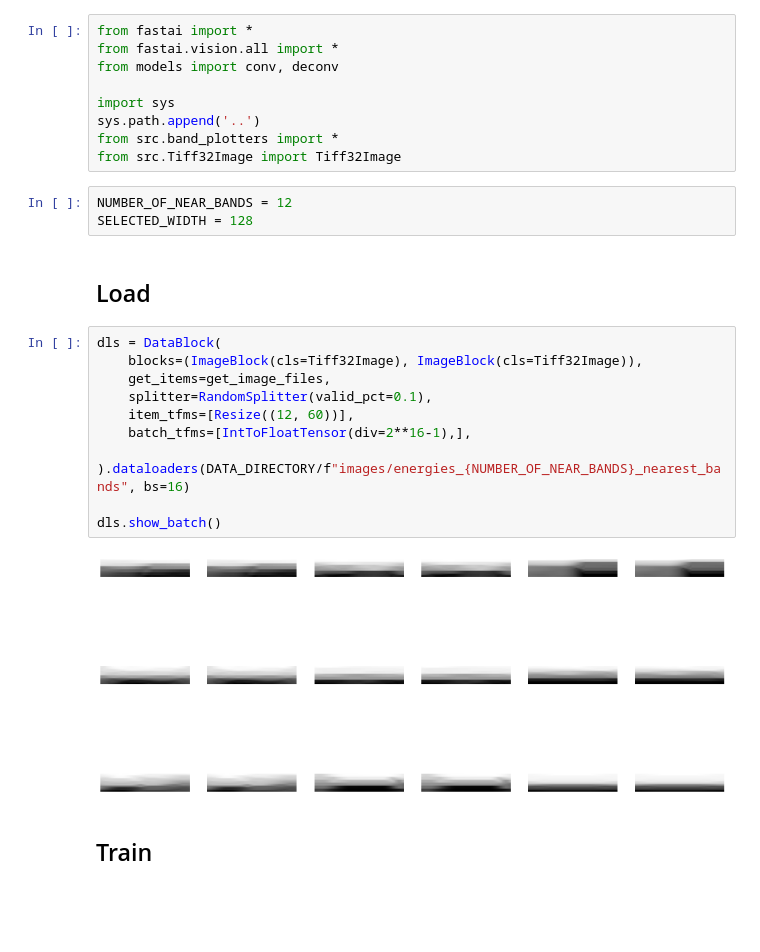
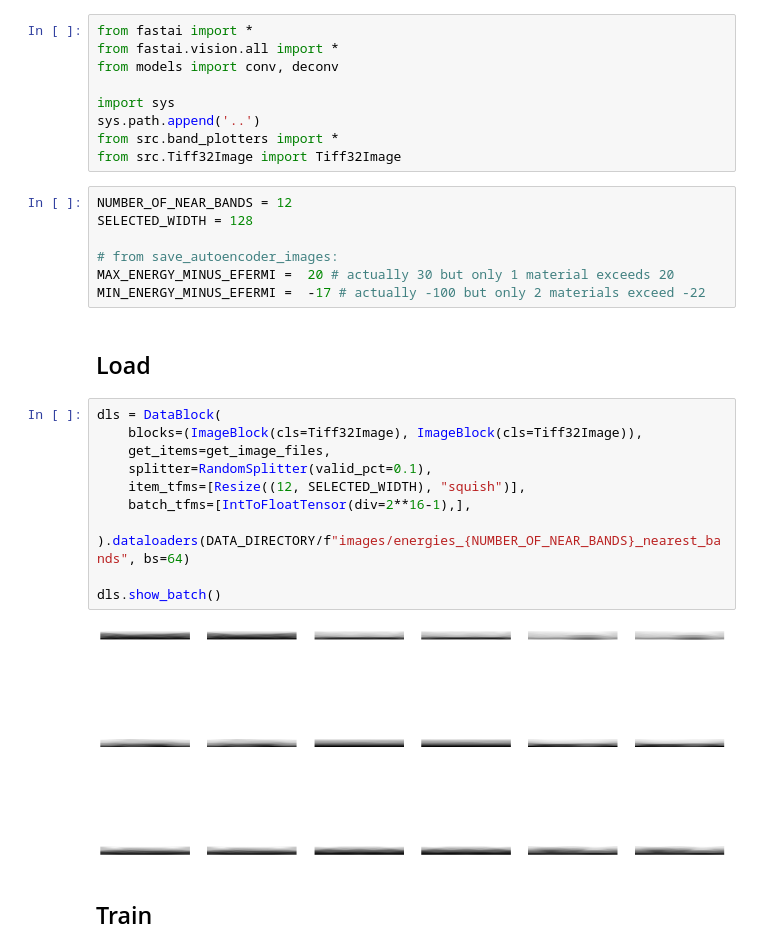
Before and after one commit to ThomasWarford/band-fingerprint, a Jupyter notebook: autoencoder/train_nearest_N.ipynb, the cells around one changed output. Saved outputs shown, nothing was run; the diff lists cells and outputs as text; blank space fills up the shorter version.

```diff
--- a/autoencoder/train_nearest_N.ipynb
+++ b/autoencoder/train_nearest_N.ipynb
@@ -10,20 +10,24 @@ from src.Tiff32Image import Tiff32Image
 # %%
 NUMBER_OF_NEAR_BANDS = 12
 SELECTED_WIDTH = 128
+
+# from save_autoencoder_images:
+MAX_ENERGY_MINUS_EFERMI =  20 # actually 30 but only 1 material exceeds 20
+MIN_ENERGY_MINUS_EFERMI =  -17 # actually -100 but only 2 materials exceed -22
 # %% [markdown]
 ## Load
 # %%
 dls = DataBlock(
     blocks=(ImageBlock(cls=Tiff32Image), ImageBlock(cls=Tiff32Image)),
     get_items=get_image_files,
     splitter=RandomSplitter(valid_pct=0.1),
-    item_tfms=[Resize((12, 60))],
+    item_tfms=[Resize((12, SELECTED_WIDTH), "squish")],
     batch_tfms=[IntToFloatTensor(div=2**16-1),],
-        ).dataloaders(DATA_DIRECTORY/f"images/energies_{NUMBER_OF_NEAR_BANDS}_nearest_bands", bs=16)
+        ).dataloaders(DATA_DIRECTORY/f"images/energies_{NUMBER_OF_NEAR_BANDS}_nearest_bands", bs=64)
 
 dls.show_batch()
 # %% [output]
-[figure, old version]
+[figure, new version]
 # %% [markdown]
 ## Train
 # %% [markdown]
```
Also changed, not shown: parts of 3 cells of this notebook.
